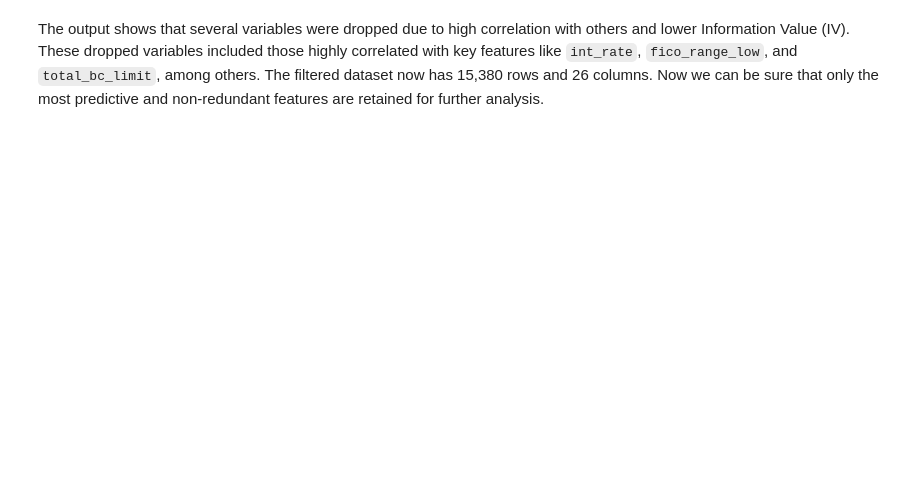
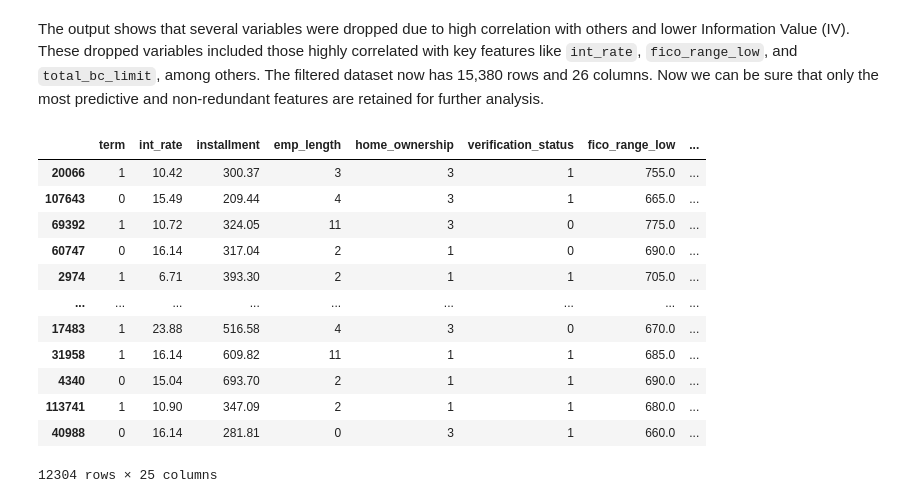
Before and after one commit to hoobys/Reproducible-Research-uni-project, a Jupyter notebook: report.ipynb, the cells around one changed output. Cells and saved outputs as stored; diff of their text form; code cells hidden in the pictures; blank space fills up the shorter version.

```diff
--- a/report.ipynb
+++ b/report.ipynb
@@ -191,2 +191,24 @@ Dropped columns due to collinearity:  {'num_tl_op_past_12m', 'fico_range_high',
 # %% [markdown]
 The output shows that several variables were dropped due to high correlation with others and lower Information Value (IV). These dropped variables included those highly correlated with key features like `int_rate`, `fico_range_low`, and `total_bc_limit`, among others. The filtered dataset now has 15,380 rows and 26 columns. Now we can be sure that only the most predictive and non-redundant features are retained for further analysis.
+# %%
+from rr_project.split_data import split_data
+
+X_train, X_test, y_train, y_test = split_data(
+    filtered_df.drop(["target"], axis=1), filtered_df["target"]
+)
+
+X_train
+# %% [output]
+|  | term | int_rate | installment | emp_length | home_ownership | verification_status | fico_range_low | ... |
+| 20066 | 1 | 10.42 | 300.37 | 3 | 3 | 1 | 755.0 | ... |
+| 107643 | 0 | 15.49 | 209.44 | 4 | 3 | 1 | 665.0 | ... |
+| 69392 | 1 | 10.72 | 324.05 | 11 | 3 | 0 | 775.0 | ... |
+| 60747 | 0 | 16.14 | 317.04 | 2 | 1 | 0 | 690.0 | ... |
+| 2974 | 1 | 6.71 | 393.30 | 2 | 1 | 1 | 705.0 | ... |
+| ... | ... | ... | ... | ... | ... | ... | ... | ... |
+| 17483 | 1 | 23.88 | 516.58 | 4 | 3 | 0 | 670.0 | ... |
+| 31958 | 1 | 16.14 | 609.82 | 11 | 1 | 1 | 685.0 | ... |
+| 4340 | 0 | 15.04 | 693.70 | 2 | 1 | 1 | 690.0 | ... |
+| 113741 | 1 | 10.90 | 347.09 | 2 | 1 | 1 | 680.0 | ... |
+| 40988 | 0 | 16.14 | 281.81 | 0 | 3 | 1 | 660.0 | ... |
+12304 rows × 25 columns
```
Also changed, not shown: parts of 3 cells of this notebook, 7 other files.
